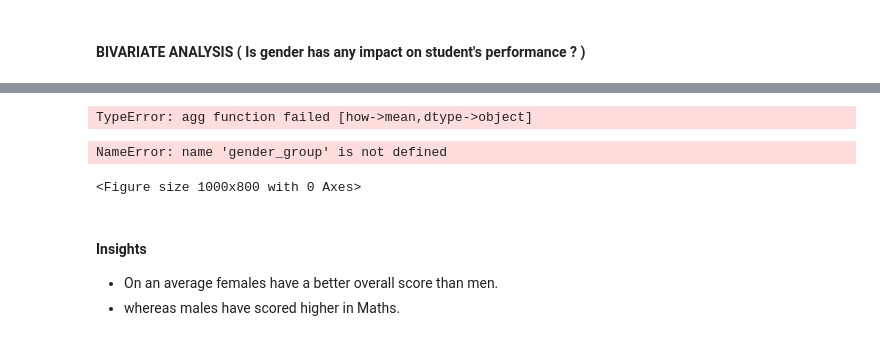
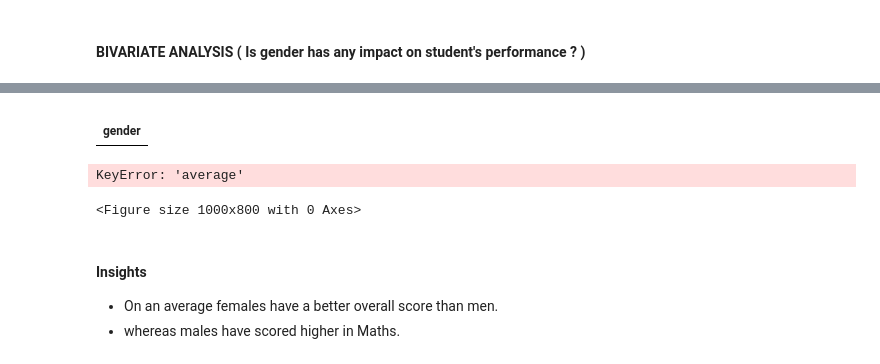
Before and after one commit to Santhosh194/Machine_learning_project02, a Jupyter notebook: notebook/1 . EDA STUDENT PERFORMANCE .ipynb, the cells around one changed output, grey strips where cells are left out. Cells and saved outputs as stored; diff of their text form; code cells hidden in the pictures.

```diff
--- a/notebook/1 . EDA STUDENT PERFORMANCE .ipynb
+++ b/notebook/1 . EDA STUDENT PERFORMANCE .ipynb
@@ -430,8 +438,9 @@ plt.show()
 # %%
-gender_group = df.groupby('gender').mean()
+gender_group = df.groupby(df['gender']).mean()
 gender_group
 # %% [output]
-TypeError: agg function failed [how->mean,dtype->object]
+|  |
+| gender |
 # %%
 plt.figure(figsize=(10, 8))
 
@@ -452,7 +461,7 @@ plt.title("Total average v/s Math average marks of both the genders", fontweight
 plt.legend()
 plt.show()
 # %% [output]
-NameError: name 'gender_group' is not defined
+KeyError: 'average'
 <Figure size 1000x800 with 0 Axes>
 # %% [markdown]
 #### Insights
```
Also changed, not shown: parts of 1 cell of this notebook, 7 other files.
